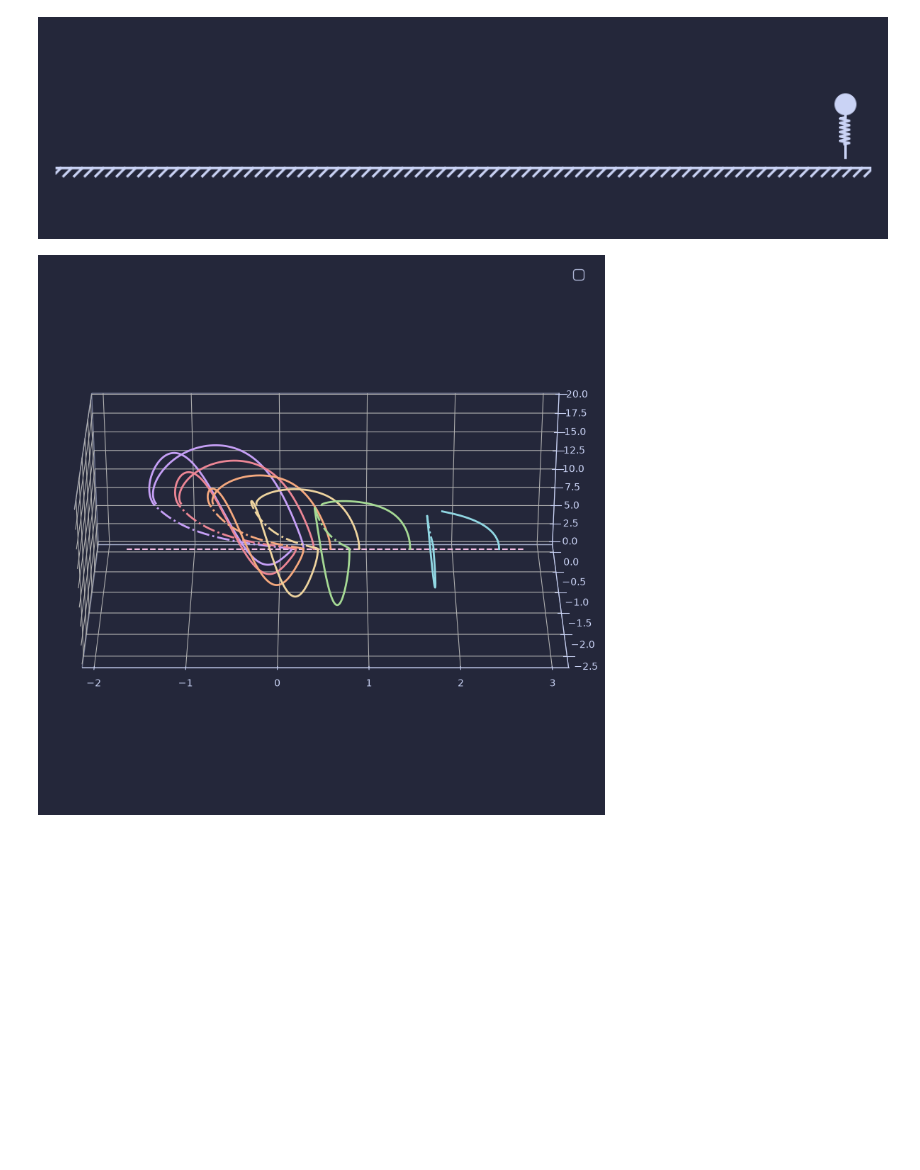
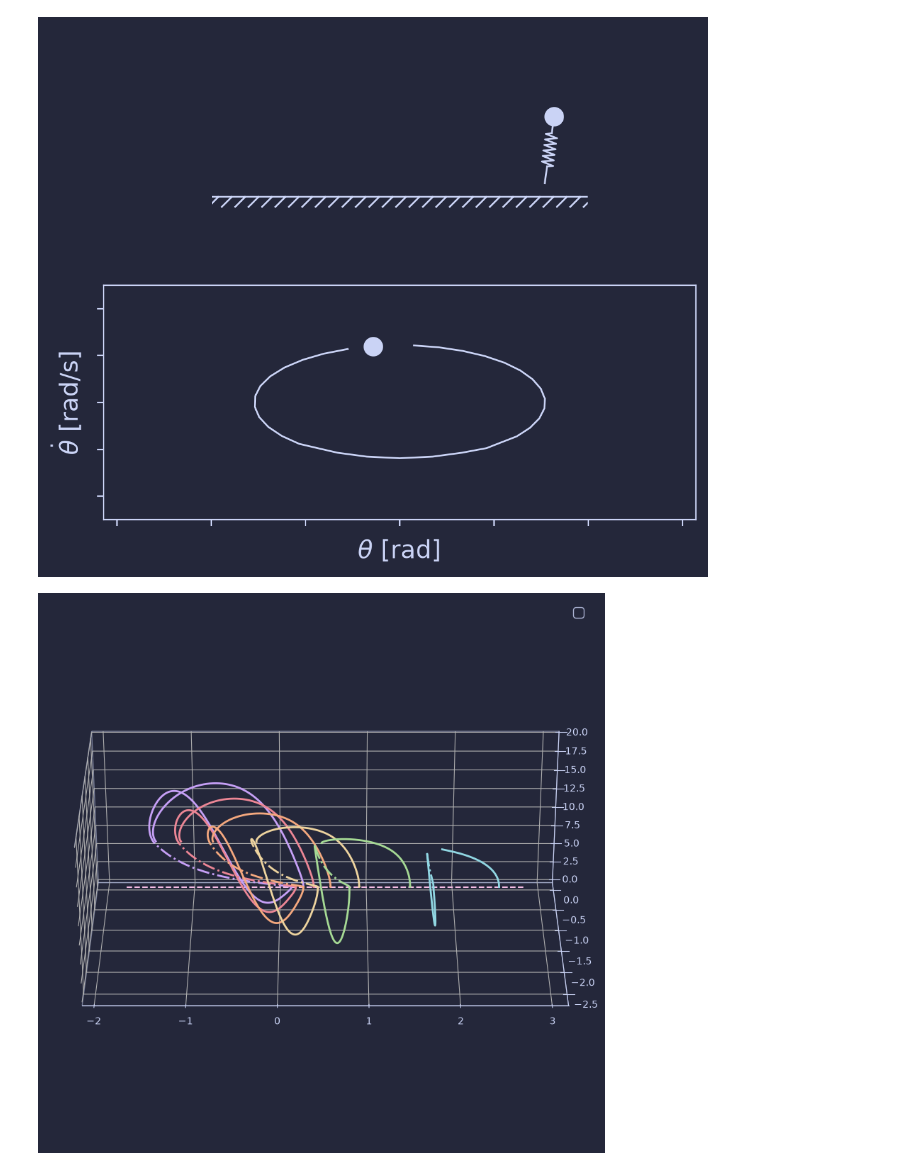
Before and after one commit to GLembrez/NMM-hopper, a Jupyter notebook: rendering.ipynb, the cells around one changed output. Drawn from its saved outputs; the diff is of its cells as text; code cells hidden in the pictures; blank space fills up the shorter version.

```diff
--- a/rendering.ipynb
+++ b/rendering.ipynb
@@ -133,3 +218,9 @@ def plot_generator(ax,branch,c,lw,STEP_SIZE,IDX,linestyle='-',d=1,plot_TP=False)
         ax.plot(traj[-1,IDX[0]],-d*traj[-1,IDX[1]],-d*traj[-1,IDX[2]],marker='o' if np.abs(traj[-1,3])<1e-2 else 'x',ms=10,color='#fe7f2d')
         for i in idx_TP:
             ax.plot(traj[i,IDX[0]],-d*traj[i,IDX[1]],-d*traj[i,IDX[2]],marker='d' ,ms=10,color='#fe7f2d')
+# %%
+
+Elist = np.linspace(0,Emax,Nframes)
+ylist = np.linspace(1,2.6,1000)
+ydata = ylist[np.argwhere(ylist<=3)]
+(ydata.reshape((-1,)),np.zeros((ydata.shape[0],)),np.zeros((ydata.shape[0],)))
@@ -151,4 +347,6 @@ plt.show()
 # %%
+
+
 def interpolate_trajectory(traj,tf,fps):
     times = np.linspace(0,tf,traj.shape[1])
     N_frames = int(tf*fps)
@@ -164,8 +362,8 @@ def interpolate_trajectory(traj,tf,fps):
 
 def clean_step(u,fps):
     full_traj = traj(solver,u)[:,:-1]
-    xf1 = interpolate_trajectory(full_traj[:,:solver.N_F-1],solver.N_F*u[6]/solver.W,fps)
-    xs = interpolate_trajectory(full_traj[:,solver.N_F:solver.N_F+solver.N_S-1],solver.N_S*u[7]/solver.W,fps)
+    xf1 = interpolate_trajectory(full_traj[:,:solver.N_F-1],solver.N_F*u[6]/solver.W,fps)[:,:-1]
+    xs = interpolate_trajectory(full_traj[:,solver.N_F:solver.N_F+solver.N_S-1],solver.N_S*u[7]/solver.W,fps)[:,:-1]
     xf2 = interpolate_trajectory(full_traj[:,solver.N_F+solver.N_S:],solver.N_F*u[8]/solver.W,fps)
     xh = np.hstack([xf1,xs,xf2])
     ah = xh[2,:]
@@ -234,56 +429,71 @@ plt.show()
 # %%
-from matplotlib import animation
 
 
 xh, rh, ah = clean_trajectory(data_locomotion[4][500],60)
-
+xh = xh[:,:xh.shape[1]//3]
+T = (xh.shape[1] * 1/60)
 
 def animate(i):
     radial = np.array([-np.sin(ah[i]), np.cos(ah[i])])
     x0 = np.array([xh[0,i], xh[1,i]])
     x1 = x0 - 0.25*radial
     x2 = x0 - ( rh[i] - 0.25) * radial
     x3 = x0 - rh[i] * radial
     body.set_data([xh[0,i]], [xh[1,i]])
     X, Y = spring(
         np.array([xh[0,i],xh[1,i]]) - 0.25 * radial,
         np.array([xh[0,i],xh[1,i]]) - ( rh[i] - 0.25) * radial,
         12,
         0.18,
     )
     leg.set_data(X, Y)
     upper_leg.set_data([x0[0],x1[0]],[x0[1],x1[1]])
     lower_leg.set_data([x2[0],x3[0]],[x2[1],x3[1]])
-    return body,leg,upper_leg,lower_leg
+
+    dot1.set_data([xh[2,i]],[xh[5,i]])
+    plot1.set_data([xh[2,:i]],[xh[5,:i]])
+
+    return body,leg,upper_leg,lower_leg,plot1,dot1
 
 
 fig = plt.figure(figsize=(6, 5), dpi=200, facecolor=bgColor)
-ax = fig.add_subplot(1, 1, 1)
-ax.set_xlim(np.min(xh[0,:])-0.5, np.max(xh[0,:])+0.5)
-ax.set_ylim(-1, 2.5)
-ax.set_aspect("equal")
-ax.set_facecolor(bgColor)
-ax.set(xticklabels=[], yticklabels=[])
-ax.set_axis_off()
+gs = GridSpec(4,4)
+ax1 = fig.add_subplot(gs[:2,:])
+ax2 = fig.add_subplot(gs[2:,:])
 
-(leg,) = ax.plot([], [], lw=1.0, color=mainColor)
-(upper_leg,) = ax.plot([], [], lw=1.0, color=mainColor)
-(lower_leg,) = ax.plot([], [], lw=1.0, color=mainColor)
-(body,) = ax.plot([], [], "o", ms=8, lw=0, color=mainColor)
+ax2.set(xticklabels=[], yticklabels=[])
+prettify(ax2,xlabel=r'$\theta$ [rad]',ylabel=r'$\dot{\theta}$ [rad/s]')
+ax2.set_xlim(-np.pi/2,np.pi/2)
+ax2.set_ylim(-5,5)
+
+
+ax1.set_xlim(np.min(xh[0,:])-0.5, np.max(xh[0,:])+0.5)
+ax1.set_ylim(-1, 2.5)
+ax1.set_aspect("equal")
+ax1.set_facecolor(bgColor)
+ax1.set(xticklabels=[], yticklabels=[])
+ax1.set_axis_off()
+
+(leg,) = ax1.plot([], [], lw=1.0, color=mainColor)
+(upper_leg,) = ax1.plot([], [], lw=1.0, color=mainColor)
+(lower_leg,) = ax1.plot([], [], lw=1.0, color=mainColor)
+(body,) = ax1.plot([], [], "o", ms=10, lw=0, color=mainColor)
+
+(plot1,) = ax2.plot([], [], lw=1.0, color=mainColor)
+(dot1,) = ax2.plot([], [], "o", ms=10, lw=0, color=mainColor)
 
 floor_coor = np.min(xh[0,:])-1
 length = np.max(xh[0,:]) - np.min(xh[0,:]) + 2
 for i in range(int(length/0.2)):
-    ax.plot([floor_coor+i*0.2,floor_coor+i*0.2 + 0.2,floor_coor+i*0.2 + 0.05],[0,0,-0.15], lw=1.0,color=mainColor)
-
+    ax1.plot([floor_coor+i*0.2,floor_coor+i*0.2 + 0.2,floor_coor+i*0.2 + 0.05],[0,0,-0.15], lw=1.0,color=mainColor)
 
 
 
 ani = animation.FuncAnimation(fig, animate, range(0,xh.shape[1],1), blit=True,repeat=True)
-writervideo = animation.FFMpegWriter(fps=30)
-ani.save("output/hopper.mp4", writer=writervideo, savefig_kwargs=dict(facecolor=bgColor))
+writervideo = animation.FFMpegWriter(fps=20)
+ani.save("output/periodic.mp4", writer=writervideo, savefig_kwargs=dict(facecolor=bgColor))
 # %% [output]
-[figure, old version]
+[figure, new version]
 # %%
 def plot_generator_alt(ax,branch,c,lw,STEP_SIZE,IDX,linestyle='-',d=1,plot_TP=False):
     traj = np.array(branch)
```
Also changed, not shown: parts of 8 cells of this notebook, 3 other files.
